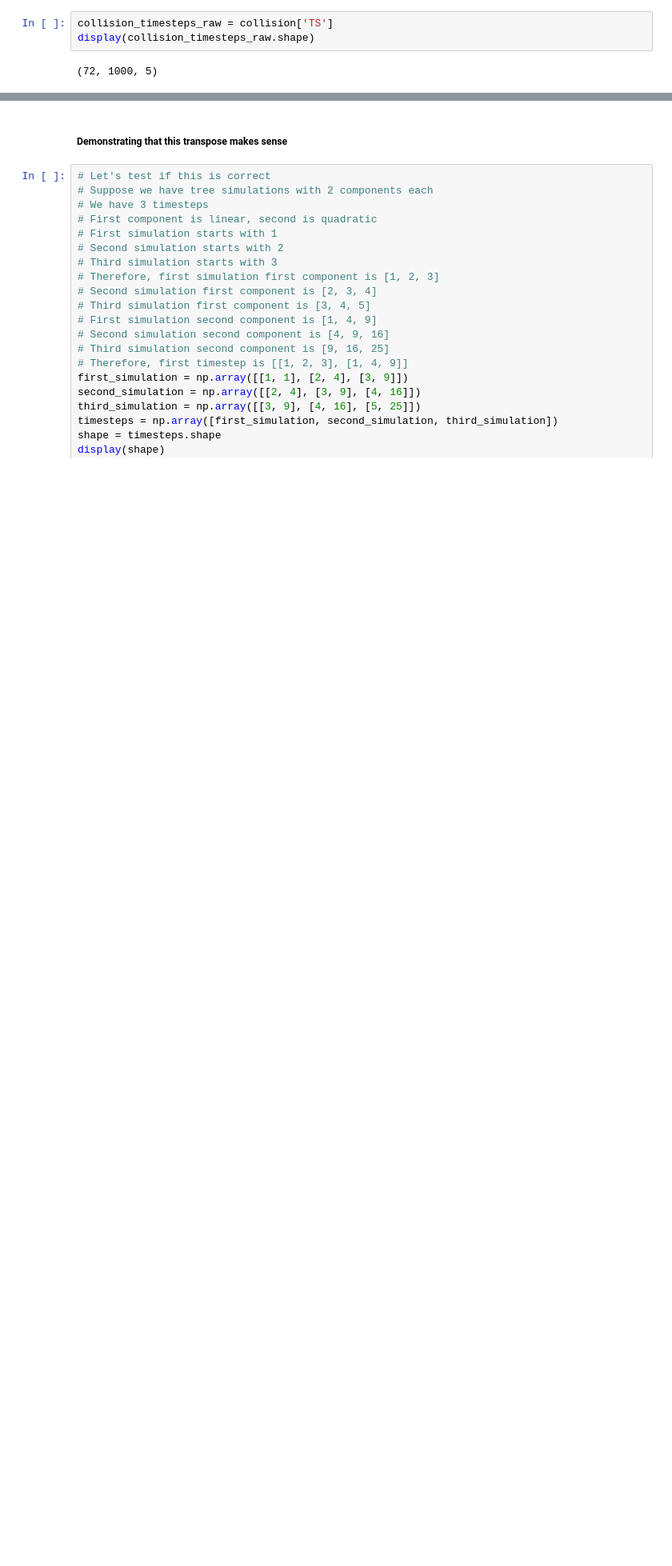
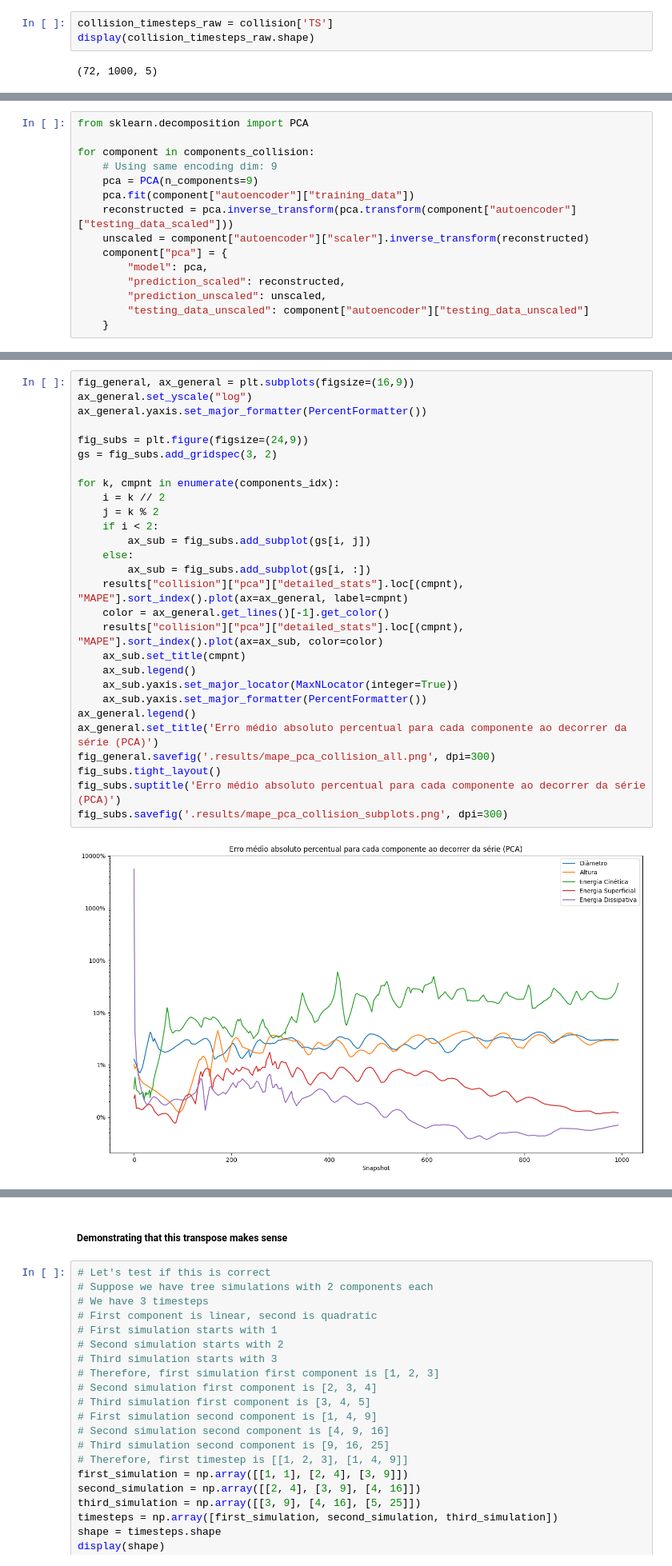
Before and after one commit to GuiCT/data-driven-studies, a Jupyter notebook: droplet/keras.ipynb, the cells around one changed output, grey strips where cells are left out. Shown at 80% size. Drawn from its saved outputs; the diff is of its cells as text; blank space fills up the shorter version.

```diff
--- a/droplet/keras.ipynb
+++ b/droplet/keras.ipynb
@@ -229,0 +294,15 @@ fig_subs.show()
+# %%
+from sklearn.decomposition import PCA
+
+for component in components_collision:
+    # Using same encoding dim: 9
+    pca = PCA(n_components=9)
+    pca.fit(component["autoencoder"]["training_data"])
+    reconstructed = pca.inverse_transform(pca.transform(component["autoencoder"]["testing_data_scaled"]))
+    unscaled = component["autoencoder"]["scaler"].inverse_transform(reconstructed)
+    component["pca"] = {
+        "model": pca,
+        "prediction_scaled": reconstructed,
+        "prediction_unscaled": unscaled,
+        "testing_data_unscaled": component["autoencoder"]["testing_data_unscaled"]
+    }
@@ -229,0 +387,30 @@ fig_subs.show()
+# %%
+fig_general, ax_general = plt.subplots(figsize=(16,9))
+ax_general.set_yscale("log")
+ax_general.yaxis.set_major_formatter(PercentFormatter())
+
+fig_subs = plt.figure(figsize=(24,9))
+gs = fig_subs.add_gridspec(3, 2)
+
+for k, cmpnt in enumerate(components_idx):
+    i = k // 2
+    j = k % 2
+    if i < 2:
+        ax_sub = fig_subs.add_subplot(gs[i, j])
+    else:
+        ax_sub = fig_subs.add_subplot(gs[i, :])
+    results["collision"]["pca"]["detailed_stats"].loc[(cmpnt), "MAPE"].sort_index().plot(ax=ax_general, label=cmpnt)
+    color = ax_general.get_lines()[-1].get_color()
+    results["collision"]["pca"]["detailed_stats"].loc[(cmpnt), "MAPE"].sort_index().plot(ax=ax_sub, color=color)
+    ax_sub.set_title(cmpnt)
+    ax_sub.legend()
+    ax_sub.yaxis.set_major_locator(MaxNLocator(integer=True))
+    ax_sub.yaxis.set_major_formatter(PercentFormatter())
+ax_general.legend()
+ax_general.set_title('Erro médio absoluto percentual para cada componente ao decorrer da série (PCA)')
+fig_general.savefig('.results/mape_pca_collision_all.png', dpi=300)
+fig_subs.tight_layout()
+fig_subs.suptitle('Erro médio absoluto percentual para cada componente ao decorrer da série (PCA)')
+fig_subs.savefig('.results/mape_pca_collision_subplots.png', dpi=300)
+# %% [output]
+[figure, added]
```
Also changed, not shown: parts of 21 cells of this notebook, 1 other file.
